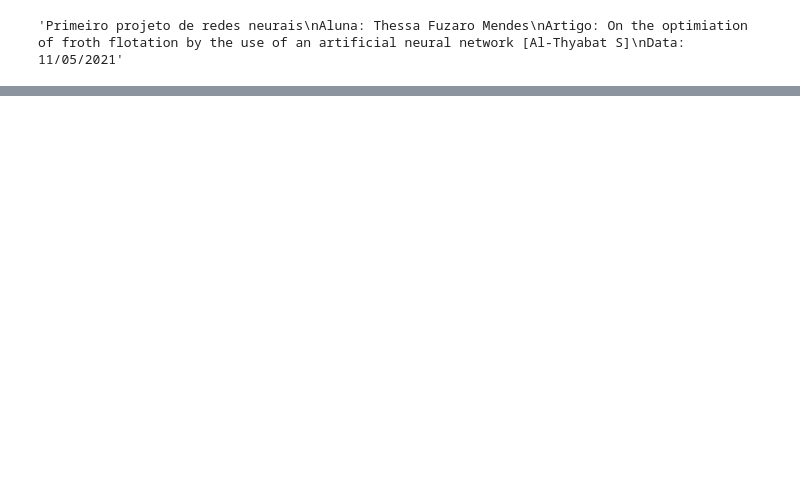
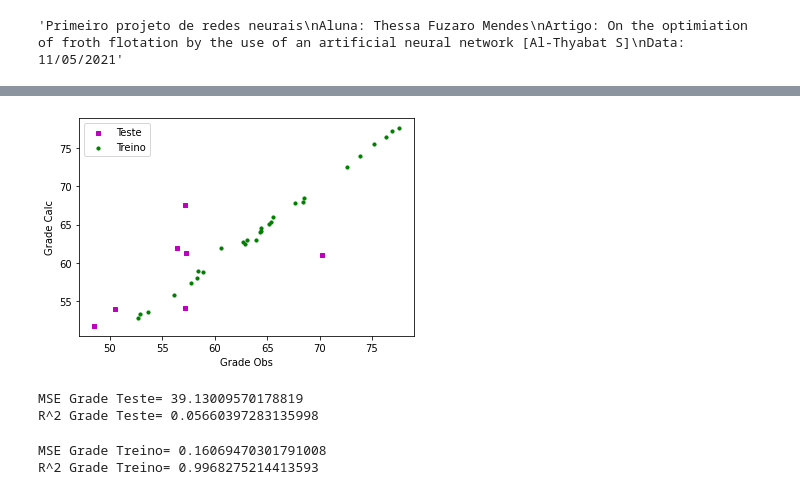
Before and after one commit to thessafuzaro/ANN, a Jupyter notebook: Projeto_Thessa_versao_4.ipynb, the cells around one changed output, grey strips where cells are left out. Drawn from its saved outputs; the diff is of its cells as text; code cells hidden in the pictures; blank space fills up the shorter version.

```diff
--- a/Projeto_Thessa_versao_4.ipynb
+++ b/Projeto_Thessa_versao_4.ipynb
@@ -168,21 +172,35 @@ Obs_Test_Grade=Test['Grade'].copy()
+# %%
+#Separando a resposta Grade para treino e teste dos dados observados e calculados
+Y_Obs_Train_Grade=Y_Obs_Train[:,1]
+Y_Obs_Test_Grade=Y_Obs_Test[:,1]
+Y_Calc_Train_Grade=Y_Calc_Train[:,1]
+Y_Calc_Test_Grade=Y_Calc_Test[:,1]
 # %%
 # Expressando os dois dados em figura (Grade)
 fig = plt.figure()
 ax1 = fig.add_subplot(111)
 
-ax1.scatter(Obs_Test_Grade,Calc_Test_Grade, s=10, c='b', marker="s", label='Teste')
-ax1.scatter(Obs_Train_Grade,Calc_Train_Grade, s=10, c='r', marker="o", label='Treino')
+ax1.scatter(Y_Obs_Test_Grade,Y_Calc_Test_Grade, s=10, c='m', marker="s", label='Teste')
+ax1.scatter(Y_Obs_Train_Grade,Y_Calc_Train_Grade, s=10, c='g', marker="o", label='Treino')
 plt.legend(loc='upper left')
 plt.ylabel('Grade Calc')
 plt.xlabel('Grade Obs')
 plt.show()
+# %% [output]
+[figure, added]
 # %%
-MSE_Grade_Test=mean_squared_error(Obs_Test_Grade,Calc_Test_Grade)
+MSE_Grade_Test=mean_squared_error(Y_Obs_Test_Grade,Y_Calc_Test_Grade)
 print("MSE Grade Teste=",MSE_Grade_Test)
-R2_Grade_Test=r2_score(Obs_Test_Grade,Calc_Test_Grade)
+R2_Grade_Test=r2_score(Y_Obs_Test_Grade,Y_Calc_Test_Grade)
 print("R^2 Grade Teste=",R2_Grade_Test)
+# %% [output]
+MSE Grade Teste= 39.13009570178819
+R^2 Grade Teste= 0.05660397283135998
 # %%
-MSE_Grade_Train=mean_squared_error(Obs_Train_Grade,Calc_Train_Grade)
+MSE_Grade_Train=mean_squared_error(Y_Obs_Train_Grade,Y_Calc_Train_Grade)
 print("MSE Grade Treino=",MSE_Grade_Train)
-R2_Grade_Train=r2_score(Obs_Train_Grade,Calc_Train_Grade)
+R2_Grade_Train=r2_score(Y_Obs_Train_Grade,Y_Calc_Train_Grade)
 print("R^2 Grade Treino=",R2_Grade_Train)
+# %% [output]
+MSE Grade Treino= 0.16069470301791008
+R^2 Grade Treino= 0.9968275214413593
```
Also changed, not shown: parts of 14 cells of this notebook.
